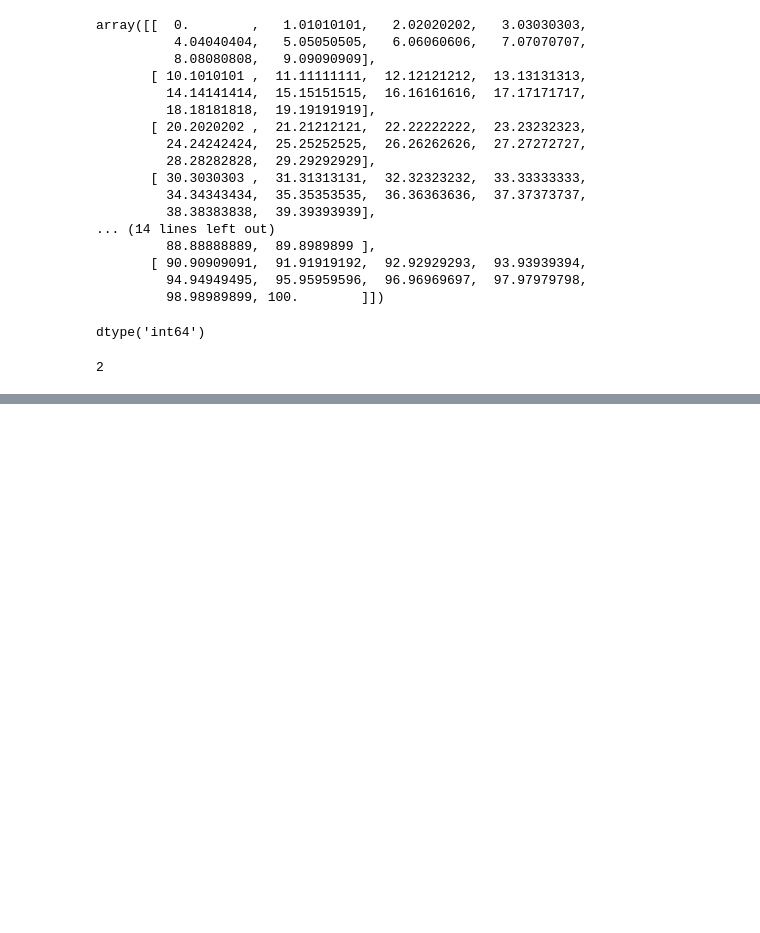
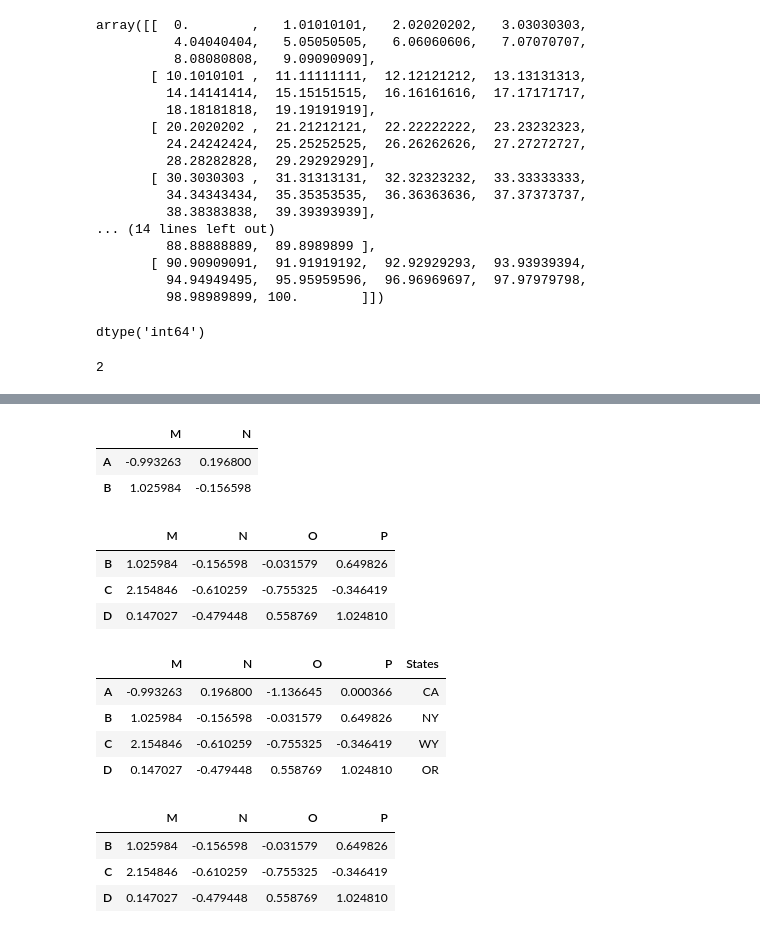
Before and after one commit to kozz84/Udemy, a Jupyter notebook: intro.ipynb, the cells around one changed output, grey strips where cells are left out. Cells and saved outputs as stored; diff of their text form; code cells hidden in the pictures; blank space fills up the shorter version.

```diff
--- a/intro.ipynb
+++ b/intro.ipynb
@@ -133,0 +182,32 @@ AttributeError: ignored
+# %%
+df.loc[['A','B'],['M','N']]
+# %% [output]
+|  | M | N |
+| A | -0.993263 | 0.196800 |
+| B | 1.025984 | -0.156598 |
+# %%
+df[df['M']>0]
+# %% [output]
+|  | M | N | O | P |
+| B | 1.025984 | -0.156598 | -0.031579 | 0.649826 |
+| C | 2.154846 | -0.610259 | -0.755325 | -0.346419 |
+| D | 0.147027 | -0.479448 | 0.558769 | 1.024810 |
+# %%
+df
+# %% [output]
+|  | M | N | O | P | States |
+| A | -0.993263 | 0.196800 | -1.136645 | 0.000366 | CA |
+| B | 1.025984 | -0.156598 | -0.031579 | 0.649826 | NY |
+| C | 2.154846 | -0.610259 | -0.755325 | -0.346419 | WY |
+| D | 0.147027 | -0.479448 | 0.558769 | 1.024810 | OR |
+# %%
+#KLASYFIKACJA WARTOŚCI
+# and &
+# or |
+
+df[(df['N']<0) | (df['P']<0)]
+# %% [output]
+|  | M | N | O | P |
+| B | 1.025984 | -0.156598 | -0.031579 | 0.649826 |
+| C | 2.154846 | -0.610259 | -0.755325 | -0.346419 |
+| D | 0.147027 | -0.479448 | 0.558769 | 1.024810 |
```
Also changed, not shown: parts of 32 cells of this notebook.
